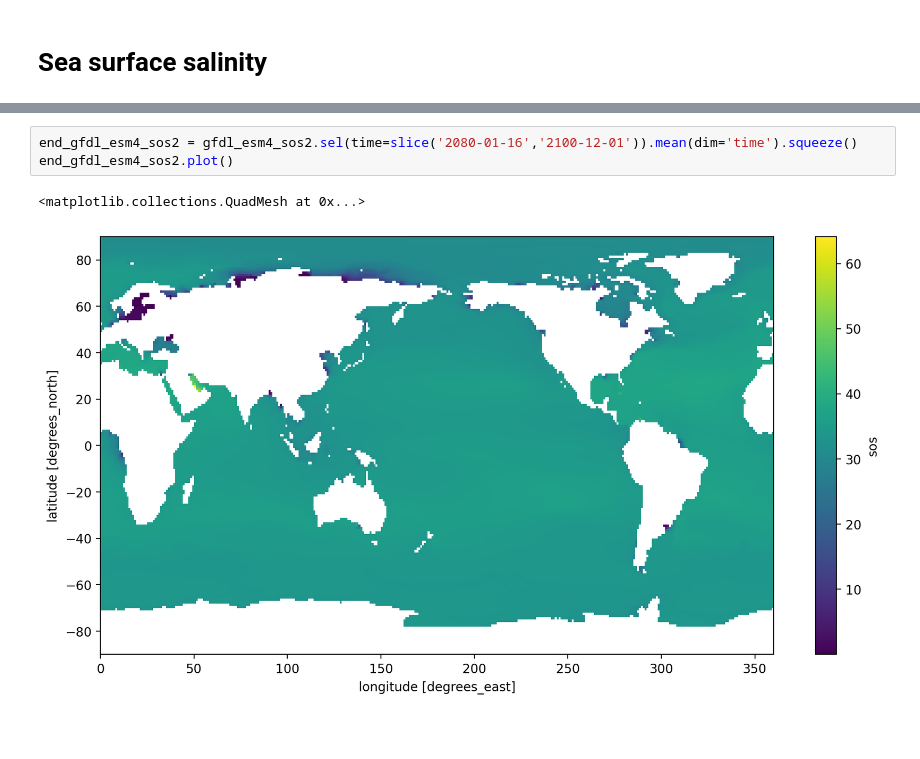
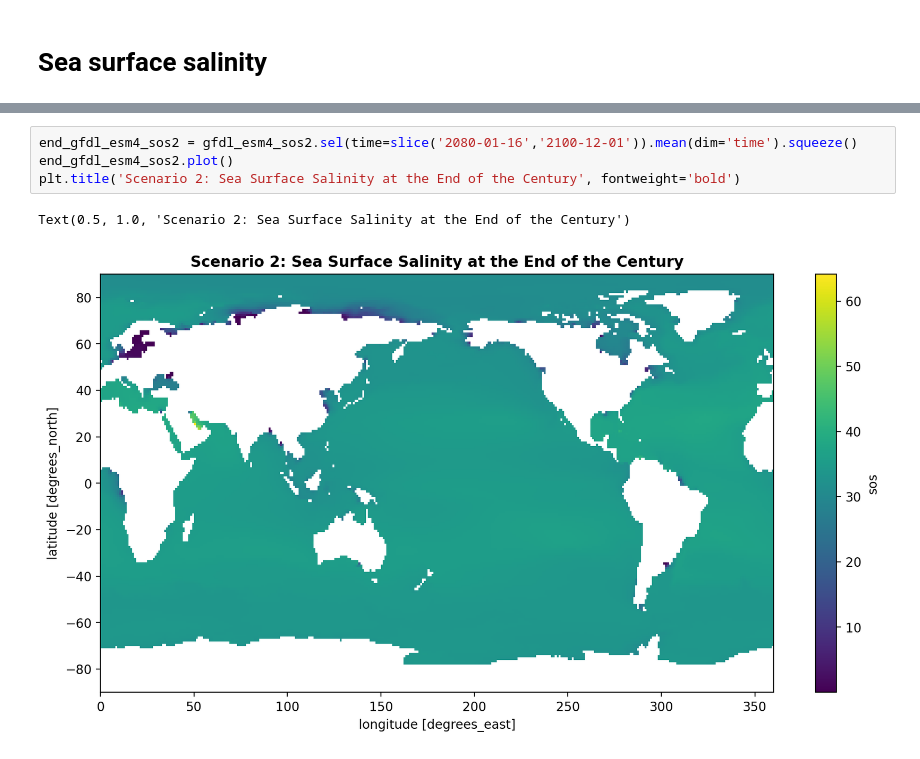
Before and after one commit to EES-3506-5506/Final_Hedayatfar, a Jupyter notebook: Final_Project.ipynb, the cells around one changed output, grey strips where cells are left out. Cells and saved outputs as stored; diff of their text form; blank space fills up the shorter version.

```diff
--- a/Final_Project.ipynb
+++ b/Final_Project.ipynb
@@ -844,9 +804,10 @@ start_gfdl_esm4_sos2.plot()
 # %%
 end_gfdl_esm4_sos2 = gfdl_esm4_sos2.sel(time=slice('2080-01-16','2100-12-01')).mean(dim='time').squeeze()
 end_gfdl_esm4_sos2.plot()
+plt.title('Scenario 2: Sea Surface Salinity at the End of the Century', fontweight='bold')
 # %% [output]
-<matplotlib.collections.QuadMesh at 0x...>
+Text(0.5, 1.0, 'Scenario 2: Sea Surface Salinity at the End of the Century')
-[figure, old version]
+[figure, new version]
 # %%
 difference_sos2 = end_gfdl_esm4_sos2 - start_gfdl_esm4_sos2
 difference_sos2.plot(vmin=-5,
```
Also changed, not shown: parts of 26 cells of this notebook.
